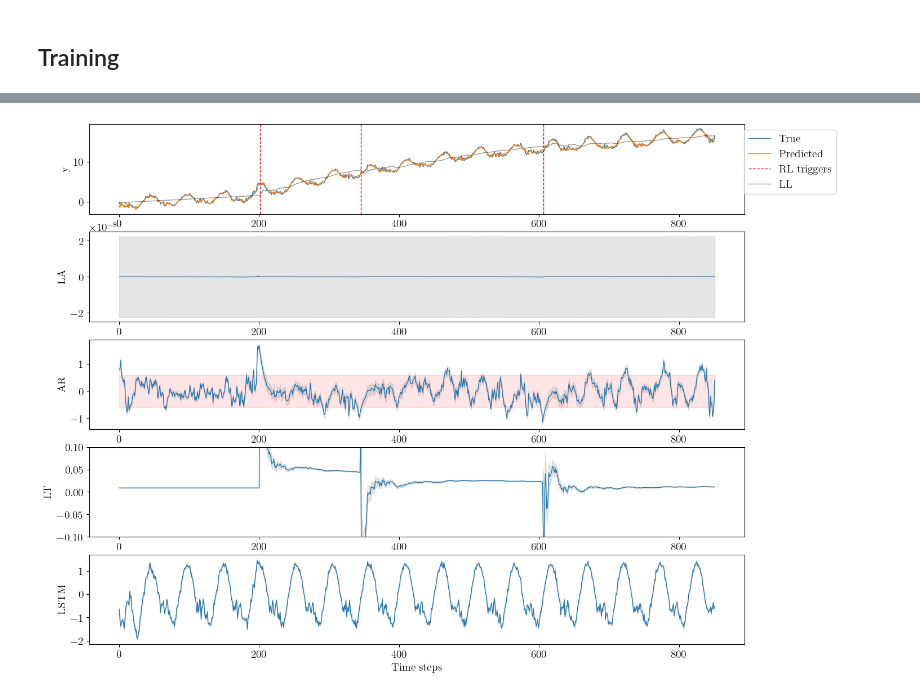
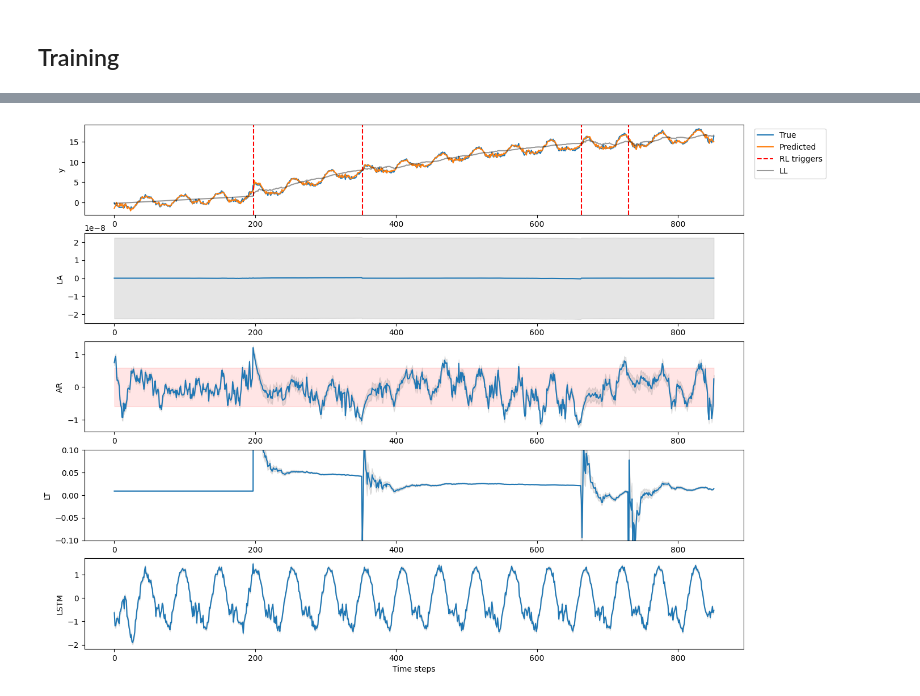
Before and after one commit to van-dai-vuong/cuTAGI, a Jupyter notebook: examples/tsad_test_lstm_realTS5.ipynb, the cells around one changed output, grey strips where cells are left out. Cells and saved outputs as stored; diff of their text form; code cells hidden in the pictures.

```diff
--- a/examples/tsad_test_lstm_realTS5.ipynb
+++ b/examples/tsad_test_lstm_realTS5.ipynb
@@ -344,7 +344,7 @@ hybrid = LSTM_SSM(
     neural_network = net,           # LSTM
     baseline = 'AA + plain_AR', # 'level', 'trend', 'acceleration', 'ETS'
     zB  = zB_init,    # initial mu for baseline hidden states
-    SzB = np.array([1E-15, 1E-18, LA_var_stationary, Sigma_AR]),    # var
+    SzB = np.array([1E-5, 1E-8, LA_var_stationary, Sigma_AR]),    # var
     phi_AA = phi_AA,
     phi_AR = phi_AR,
     Sigma_AR = Sigma_AR,
@@ -425,34 +425,34 @@ ax0.plot(timesteps, mu_hidden_states_one_episode[:,0], color = 'k',alpha=0.4, la
 #                     mu_hidden_states_one_episode[:,0] + np.sqrt(var_hidden_states_one_episode[:,0,0]), color='gray', alpha=0.2)
 ax0.set_ylabel('y')
 handles, labels = ax0.get_legend_handles_labels()
 ax0.legend(handles, labels, loc='upper center', bbox_to_anchor=(1.07,1))
 
 
 ax1.plot(timesteps, mu_hidden_states_one_episode[:,2], label='LA')
 ax1.fill_between(timesteps, mu_hidden_states_one_episode[:,2] - np.sqrt(var_hidden_states_one_episode[:,2,2]),\
                     mu_hidden_states_one_episode[:,2] + np.sqrt(var_hidden_states_one_episode[:,2,2]), color='gray', alpha=0.2)
 ax1.set_ylabel('LA')
 
 ax2.fill_between(timesteps, np.zeros_like(timesteps)-3*np.sqrt(AR_var_stationary), np.zeros_like(timesteps)+3*np.sqrt(AR_var_stationary), color='red', alpha=0.1)
 ax2.plot(timesteps, mu_hidden_states_one_episode[:,-2], label='AR')
 ax2.fill_between(timesteps, mu_hidden_states_one_episode[:,-2] - np.sqrt(var_hidden_states_one_episode[:,-2,-2]),\
                     mu_hidden_states_one_episode[:,-2] + np.sqrt(var_hidden_states_one_episode[:,-2,-2]), color='gray', alpha=0.2)
 ax2.set_ylabel('AR')
 
 ax3.plot(timesteps, mu_hidden_states_one_episode[:,1], label='LT')
 ax3.fill_between(timesteps, mu_hidden_states_one_episode[:,1] - np.sqrt(var_hidden_states_one_episode[:,1,1]),\
                     mu_hidden_states_one_episode[:,1] + np.sqrt(var_hidden_states_one_episode[:,1,1]), color='gray', alpha=0.2)
 ax3.set_ylabel('LT')
 ax3.set_ylim(-0.1,0.1)
 
 ax4.plot(timesteps, mu_hidden_states_one_episode[:,-1], label='LSTM')
 ax4.fill_between(timesteps, mu_hidden_states_one_episode[:,-1] - np.sqrt(var_hidden_states_one_episode[:,-1,-1]),\
                     mu_hidden_states_one_episode[:,-1] + np.sqrt(var_hidden_states_one_episode[:,-1,-1]), color='gray', alpha=0.2)
 ax4.set_ylabel('LSTM')
 ax4.set_xlabel('Time steps')
 plt.show()
 # %% [output]
-[figure, old version]
+[figure, new version]
 # %%
 plt.rcdefaults()
 
```
Also changed, not shown: parts of 2 cells of this notebook, 2 other files.
